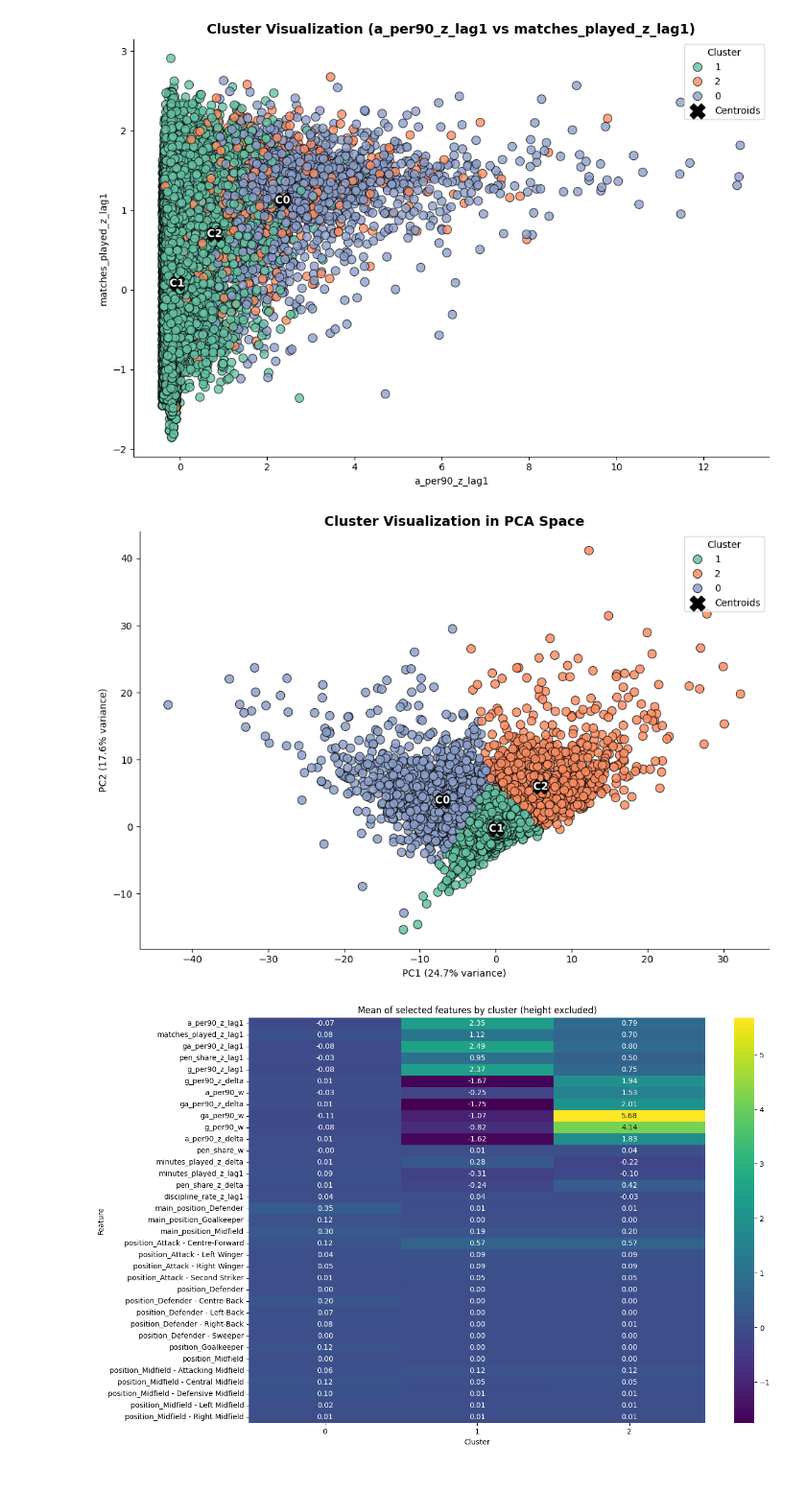
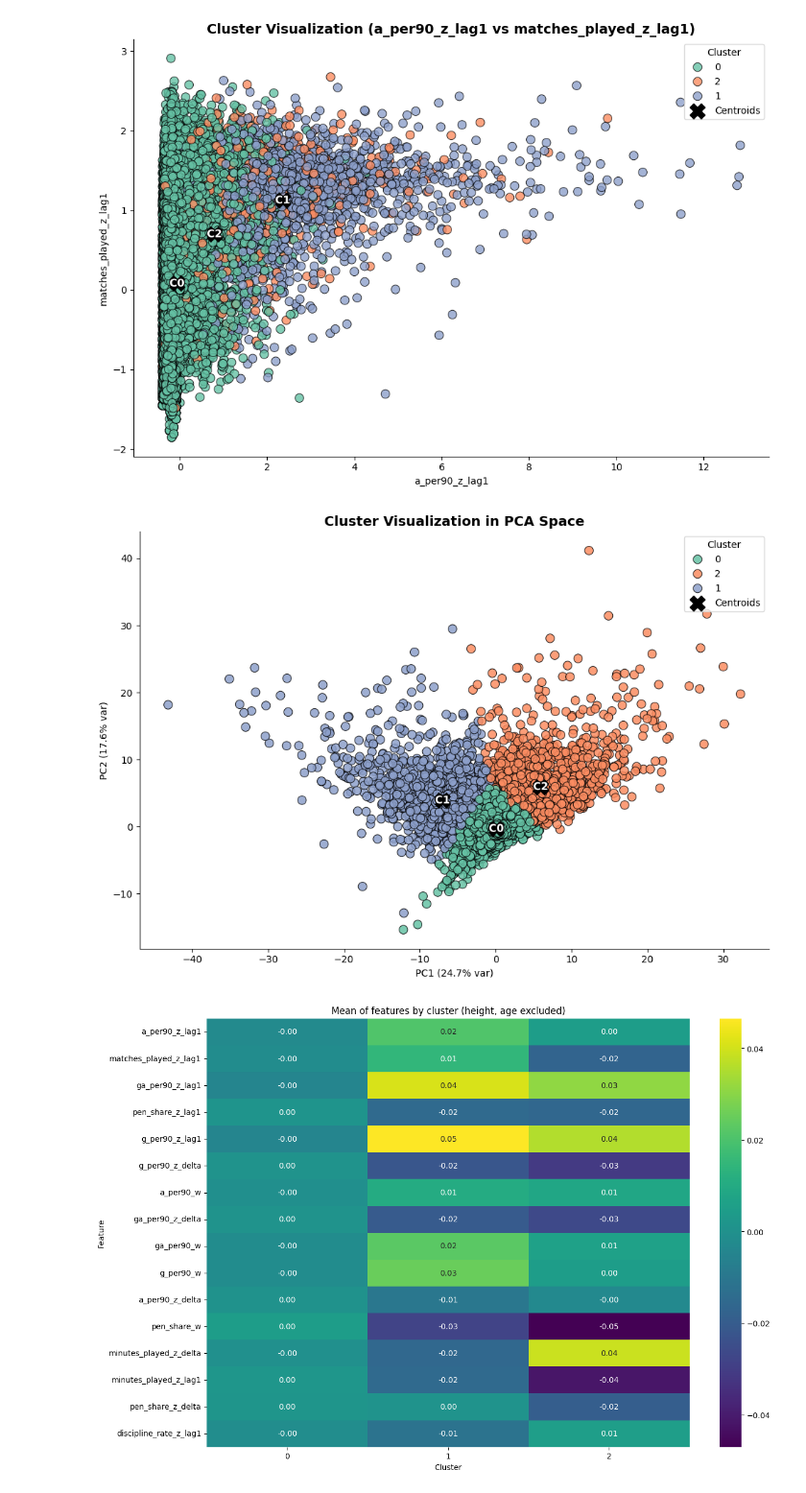
Before and after one commit to leokonma/Machine-learning, a Jupyter notebook: k-means_Clustering.ipynb, the cells around one changed output. Shown at 96% size. Drawn from its saved outputs; the diff is of its cells as text; code cells hidden in the pictures.

```diff
--- a/k-means_Clustering.ipynb
+++ b/k-means_Clustering.ipynb
@@ -43,7 +66,9 @@ pd.DataFrame(X_scaled, columns=numeric_features.columns).head()
 # %%
-# %% KMeans clustering
+# %%
 kmeans = KMeans(n_clusters=3, random_state=1, n_init=50)
-labels = kmeans.fit_predict(X_scaled)
+labels = kmeans.fit_predict(X_scaled_df)
 
-# Add cluster labels to the dataframe
-df['kmeans_cluster'] = labels.astype(str)
+df_encoded['kmeans_cluster'] = labels.astype(str)
+
+sil_score = silhouette_score(X_scaled_df, labels)
+print(f"✅ K-Means completed | Silhouette Score: {sil_score:.3f}")
@@ -88,32 +106,25 @@ plt.show()
 # %% [output]
 [figure]
 # %%
-# %% Professional Cluster Plot (with PCA)
-from sklearn.decomposition import PCA
-
-# --- PCA projection for visualization ---
+# %%
 pca = PCA(n_components=2)
-pca_result = pca.fit_transform(X_scaled)
+pca_result = pca.fit_transform(X_scaled_df)
 
 df_pca = pd.DataFrame({
     'PC1': pca_result[:, 0],
     'PC2': pca_result[:, 1],
-    'Cluster': df['kmeans_cluster']
+    'Cluster': df_encoded['kmeans_cluster']
 })
 
-# --- Plot ---
 plt.figure(figsize=(10, 7))
-palette = sns.color_palette("Set2", n_colors=df['kmeans_cluster'].nunique())
+palette = sns.color_palette("Set2", n_colors=df_encoded['kmeans_cluster'].nunique())
 
 sns.scatterplot(
-    data=df_pca,
-    x='PC1', y='PC2',
-    hue='Cluster',
-    palette=palette,
+    data=df_pca, x='PC1', y='PC2',
+    hue='Cluster', palette=palette,
     s=80, edgecolor='black', alpha=0.85
 )
 
-# --- Cluster centroids in PCA space ---
 centroids_pca = pd.DataFrame(pca.transform(kmeans.cluster_centers_), columns=['PC1', 'PC2'])
 plt.scatter(
     centroids_pca['PC1'], centroids_pca['PC2'],
@@ -123,40 +134,34 @@ plt.scatter(
 for i, (x, y) in enumerate(zip(centroids_pca['PC1'], centroids_pca['PC2'])):
     txt = plt.text(x, y, f'C{i}', fontsize=11, weight='bold', color='white',
                    ha='center', va='center')
-    txt.set_path_effects([path_effects.Stroke(linewidth=2, foreground='black'), path_effects.Normal()])
+    txt.set_path_effects([path_effects.Stroke(linewidth=2, foreground='black'),
+                          path_effects.Normal()])
 
 plt.title('Cluster Visualization in PCA Space', fontsize=14, weight='bold')
-plt.xlabel(f'PC1 ({pca.explained_variance_ratio_[0]*100:.1f}% variance)')
-plt.ylabel(f'PC2 ({pca.explained_variance_ratio_[1]*100:.1f}% variance)')
+plt.xlabel(f'PC1 ({pca.explained_variance_ratio_[0]*100:.1f}% var)')
+plt.ylabel(f'PC2 ({pca.explained_variance_ratio_[1]*100:.1f}% var)')
 plt.legend(title='Cluster')
 sns.despine()
 plt.tight_layout()
 plt.show()
 # %% [output]
-[figure, old version]
+[figure, new version]
 # %%
-# %% Module 6 – Cluster Analysis (fixed, height removed)
+# %%
+features_for_analysis = [
+    f for f in X_scaled_df.columns
+    if 'height' not in f and 'age' not in f
+]
 
-# Exclude 'height' from numeric features
-features_for_analysis = [f for f in df.columns if f != 'height' and f != 'kmeans_cluster' and f!= "age"]
+df_means = pd.concat([X_scaled_df[features_for_analysis], df_encoded['kmeans_cluster']], axis=1)
+cluster_means = df_means.groupby('kmeans_cluster').mean().T
 
-# Encode categorical features
-categorical_cols = ['main_position', 'position']
-categorical_cols = [col for col in categorical_cols if col in features_for_analysis]
-
-df_encoded = pd.get_dummies(df[features_for_analysis + ['kmeans_cluster']],
-                            columns=categorical_cols, drop_first=True)
-
-# Compute cluster means (numeric + encoded categorical)
-cluster_means = df_encoded.groupby('kmeans_cluster').mean().T
-
-# Heatmap of features by cluster
 plt.figure(figsize=(14, 10))
 sns.heatmap(cluster_means, annot=True, cmap='viridis', fmt=".2f")
-plt.title('Mean of selected features by cluster (height excluded)')
+plt.title('Mean of features by cluster (height, age excluded)')
 plt.xlabel('Cluster')
 plt.ylabel('Feature')
 plt.show()
 # %% [output]
-[figure, old version]
+[figure, new version]
 # %%
```
Also changed, not shown: parts of 8 cells of this notebook.
